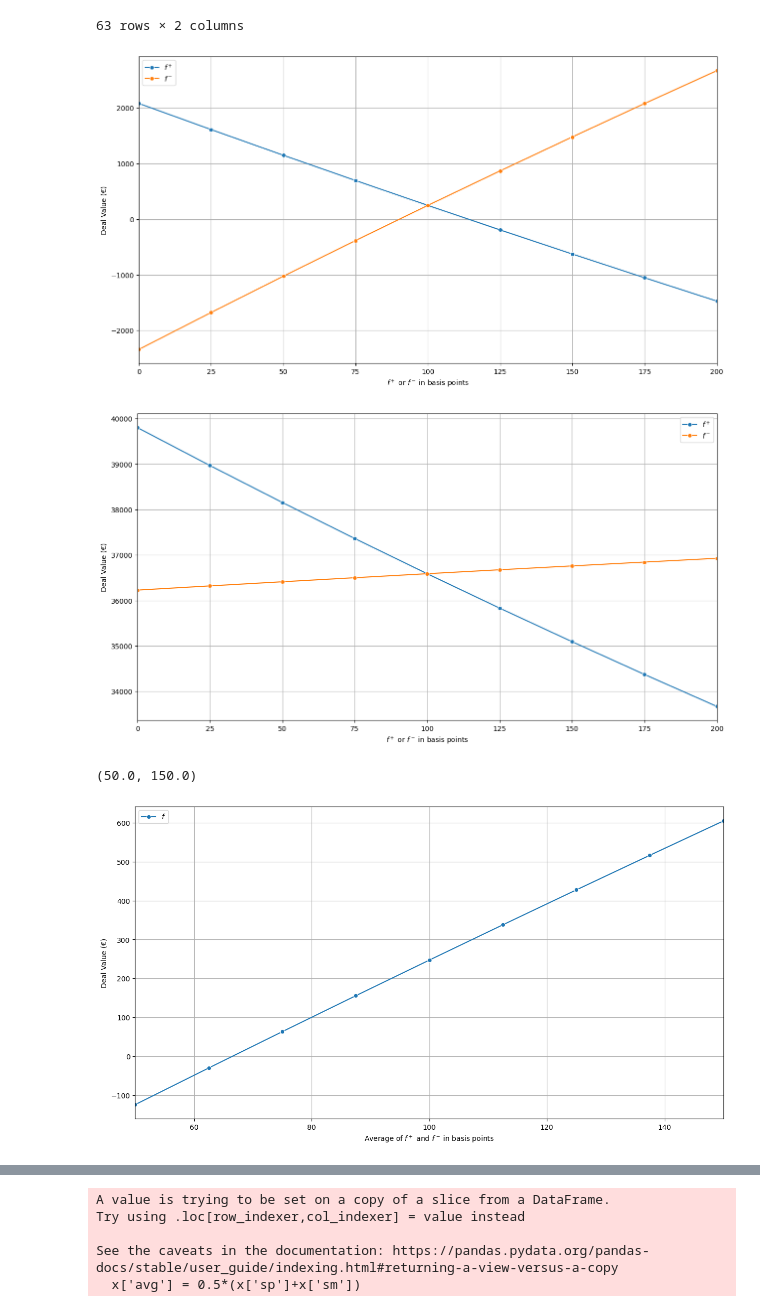
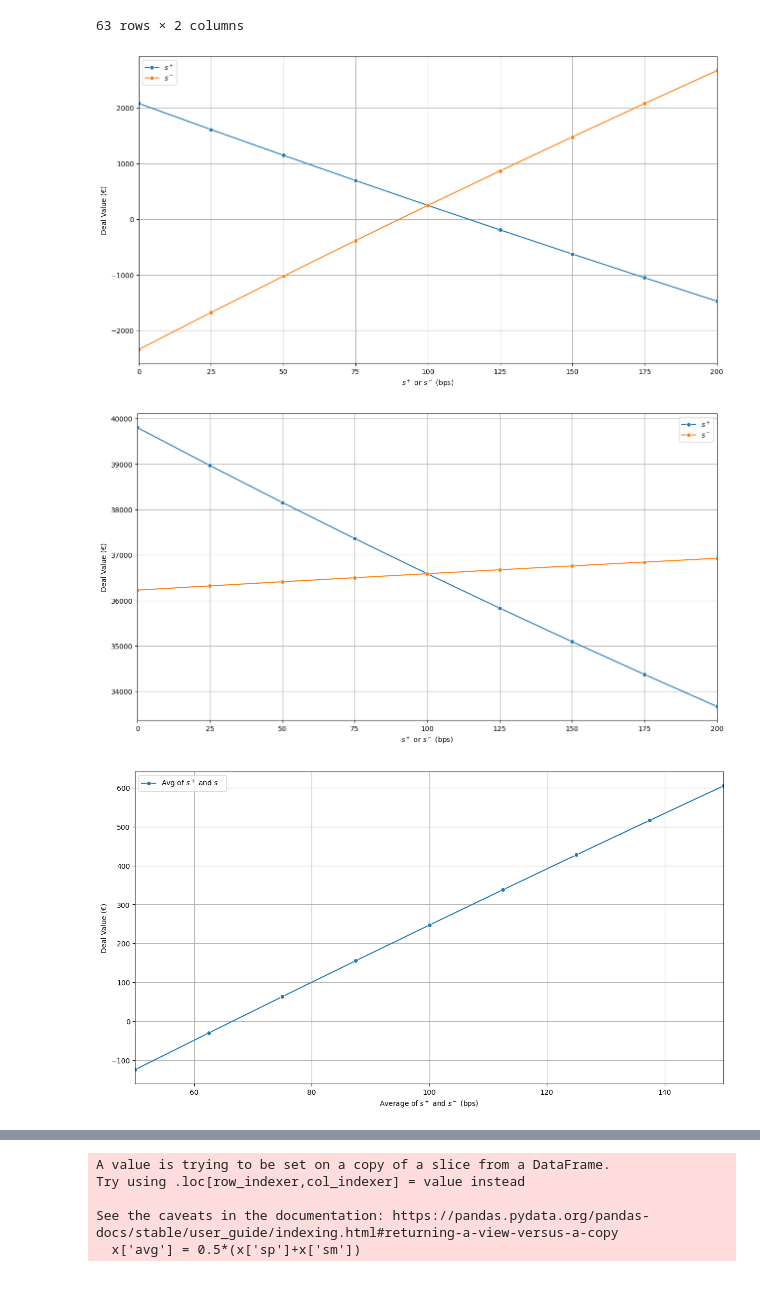
Before and after one commit to Eskild-afk/MasterThesis, a Jupyter notebook: simulationsTimes.ipynb, the cells around one changed output, grey strips where cells are left out. Cells and saved outputs as stored; diff of their text form; code cells hidden in the pictures.

Commit message:
Few Graphs

```diff
--- a/simulationsTimes.ipynb
+++ b/simulationsTimes.ipynb
@@ -175,14 +179,14 @@ forGraphSpreadP = forGraphSpreadP.iloc[np.where((forGraphSpreadP['sm']==0.01))]
 forGraphSpreadM = simTable.iloc[np.where((simTable['V0']=='swap'))]
 forGraphSpreadM = forGraphSpreadM.iloc[np.where((forGraphSpreadM['sp']==0.01))]
 fig, ax = plt.subplots(figsize=(15, 8))
-ax = sns.lineplot(x=forGraphSpreadP['sp']*10000, y=forGraphSpreadP['Total'],markers=True, marker = 'o', dashes=False, label = '$f^+$')
-ax = sns.lineplot(x=forGraphSpreadM['sm']*10000, y=forGraphSpreadM['Total'],markers=True, marker = 'o', dashes=False, label = '$f^-$')
+ax = sns.lineplot(x=forGraphSpreadP['sp']*10000, y=forGraphSpreadP['Total'],markers=True, marker = 'o', dashes=False, label = '$s^+$')
+ax = sns.lineplot(x=forGraphSpreadM['sm']*10000, y=forGraphSpreadM['Total'],markers=True, marker = 'o', dashes=False, label = '$s^-$')
 ax.grid()
-ax.set(xlabel = '$f^+$ or $f^-$ in basis points', ylabel = 'Deal Value (€)')
+ax.set(xlabel = '$s^+$ or $s^-$ (bps)', ylabel = 'Deal Value (€)')
 ax.set_xlim(0,200)
 plt.savefig(f'./Graphs/FVASWAP.png', bbox_inches='tight')
 # %% [output]
-[figure, old version]
+[figure, new version]
 # %%
 forGraphSpreadP = simTable.iloc[np.where((simTable['V0']=='swpt'))]
 forGraphSpreadP = forGraphSpreadP.iloc[np.where((forGraphSpreadP['sm']==0.01))]
@@ -190,28 +194,27 @@ forGraphSpreadM = simTable.iloc[np.where((simTable['V0']=='swpt'))]
 forGraphSpreadM = forGraphSpreadM.iloc[np.where((forGraphSpreadM['sp']==0.01))]
 fig, ax = plt.subplots(figsize=(15, 8))
 swpt = HW.swaption(0, Te=5, S=S+5, T=T+5, K=Kswpt, floatRate=float, schedule=time)*1000000
-ax = sns.lineplot(x=forGraphSpreadP['sp']*10000, y=forGraphSpreadP['Total']+swpt,markers=True, marker = 'o', dashes=False, label = '$f^+$')
-ax = sns.lineplot(x=forGraphSpreadM['sm']*10000, y=forGraphSpreadM['Total']+swpt,markers=True, marker = 'o', dashes=False, label = '$f^-$')
+ax = sns.lineplot(x=forGraphSpreadP['sp']*10000, y=forGraphSpreadP['Total']+swpt,markers=True, marker = 'o', dashes=False, label = '$s^+$')
+ax = sns.lineplot(x=forGraphSpreadM['sm']*10000, y=forGraphSpreadM['Total']+swpt,markers=True, marker = 'o', dashes=False, label = '$s^-$')
 ax.grid()
-ax.set(xlabel = '$f^+$ or $f^-$ in basis points', ylabel = 'Deal Value (€)')
+ax.set(xlabel = '$s^+$ or $s^-$ (bps)', ylabel = 'Deal Value (€)')
 ax.set_xlim(0,200)
 plt.savefig(f'./Graphs/FVASWPT.png', bbox_inches='tight')
 # %% [output]
-[figure, old version]
+[figure, new version]
 # %%
 #AVG rate swap
 forGraphSpread = simTable.iloc[np.where((simTable['V0']=='swap'))]
 forGraphSpread = forGraphSpread.iloc[np.where((forGraphSpread['sp']==forGraphSpread['sm']))]
 forGraphSpread = forGraphSpread.iloc[np.where((forGraphSpread['sm']>0.00))]
 fig, ax = plt.subplots(figsize=(15, 8))
-ax = sns.lineplot(x=forGraphSpread['sp']*10000, y=forGraphSpread['Total'],markers=True, marker = 'o', dashes=False, label = '$f$')
+ax = sns.lineplot(x=forGraphSpread['sp']*10000, y=forGraphSpread['Total'],markers=True, marker = 'o', dashes=False, label = 'Avg of $s^+$ and $s^-$')
 ax.grid()
-ax.set(xlabel = 'Average of $f^+$ and $f^-$ in basis points', ylabel = 'Deal Value (€)')
+ax.set(xlabel = 'Average of $s^+$ and $s^-$ (bps)', ylabel = 'Deal Value (€)')
 ax.set_xlim(50,150)
 plt.savefig(f'./Graphs/AverageRateFVASwap.png', bbox_inches='tight')
 # %% [output]
-(50.0, 150.0)
-[figure, old version]
+[figure, new version]
 # %%
 #AVG rate swaption
 forGraphSpread = simTable.iloc[np.where((simTable['V0']=='swpt'))]
```
Also changed, not shown: parts of 9 cells of this notebook, 8 other files.
